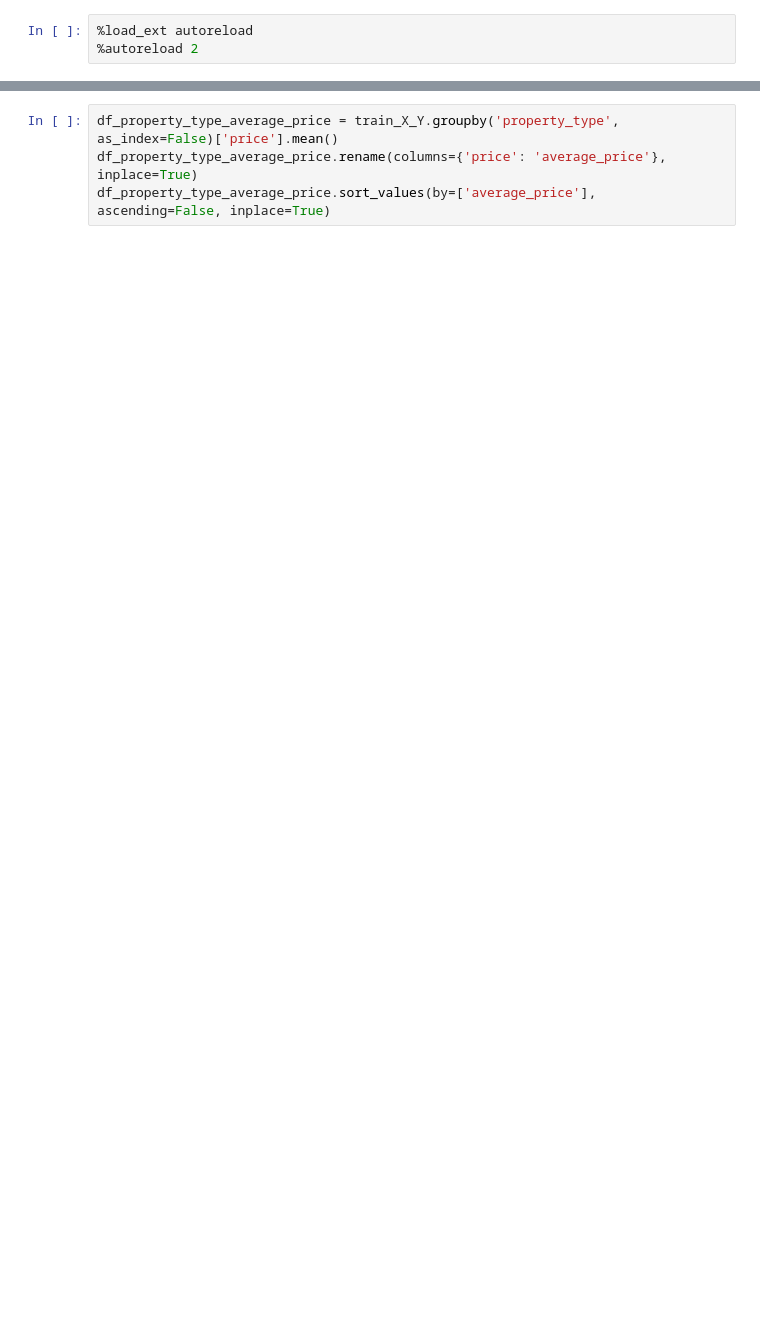
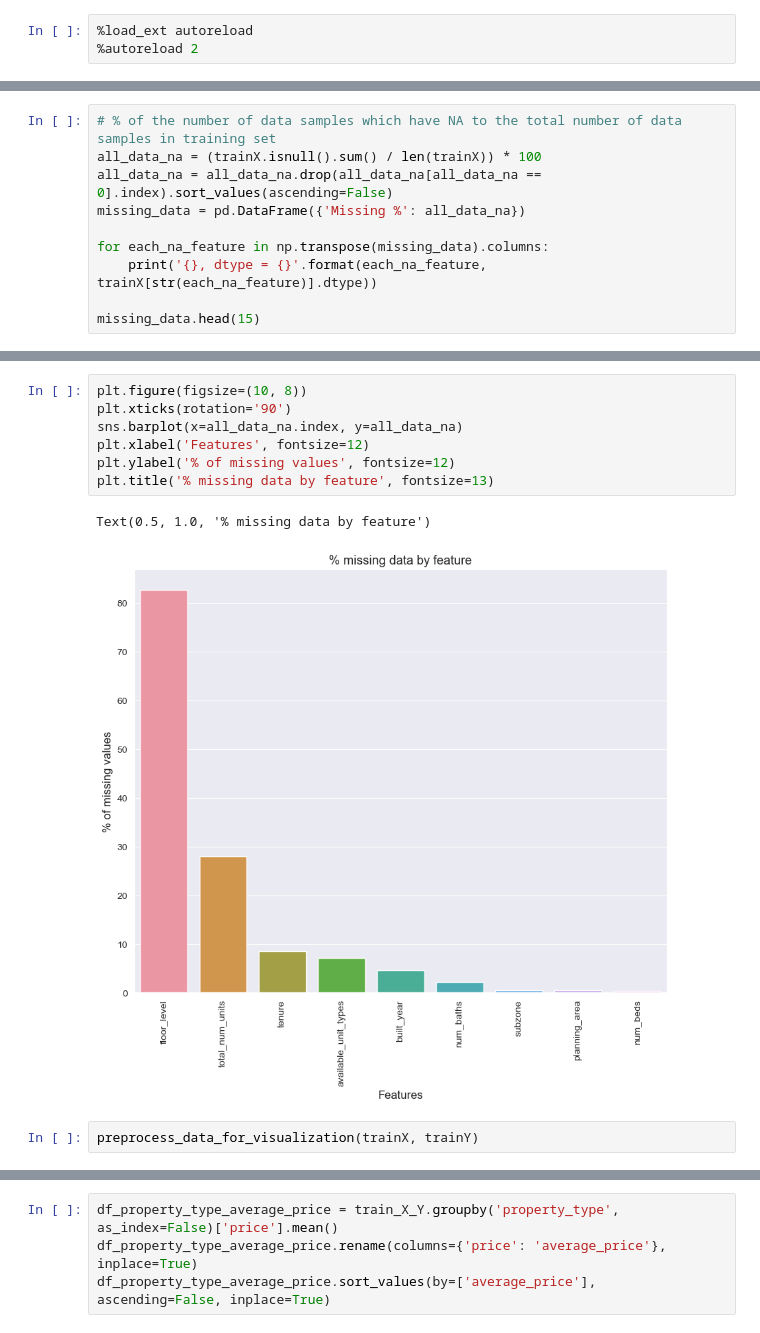
Before and after one commit to atul1696/cs5228-project, a Jupyter notebook: Data_Visualizations.ipynb, the cells around one changed output, grey strips where cells are left out. Drawn from its saved outputs; the diff is of its cells as text; blank space fills up the shorter version.

```diff
--- a/Data_Visualizations.ipynb
+++ b/Data_Visualizations.ipynb
@@ -44,0 +19,10 @@ train_X_Y.head()
+# %%
+# % of the number of data samples which have NA to the total number of data samples in training set
+all_data_na = (trainX.isnull().sum() / len(trainX)) * 100
+all_data_na = all_data_na.drop(all_data_na[all_data_na == 0].index).sort_values(ascending=False)
+missing_data = pd.DataFrame({'Missing %': all_data_na})
+
+for each_na_feature in np.transpose(missing_data).columns:
+    print('{}, dtype = {}'.format(each_na_feature, trainX[str(each_na_feature)].dtype))
+
+missing_data.head(15)
@@ -44,0 +49,12 @@ train_X_Y.head()
+# %%
+plt.figure(figsize=(10, 8))
+plt.xticks(rotation='90')
+sns.barplot(x=all_data_na.index, y=all_data_na)
+plt.xlabel('Features', fontsize=12)
+plt.ylabel('% of missing values', fontsize=12)
+plt.title('% missing data by feature', fontsize=13)
+# %% [output]
+Text(0.5, 1.0, '% missing data by feature')
+[figure, added]
+# %%
+preprocess_data_for_visualization(trainX, trainY)
```
Also changed, not shown: parts of 30 cells of this notebook, 1 other file.
